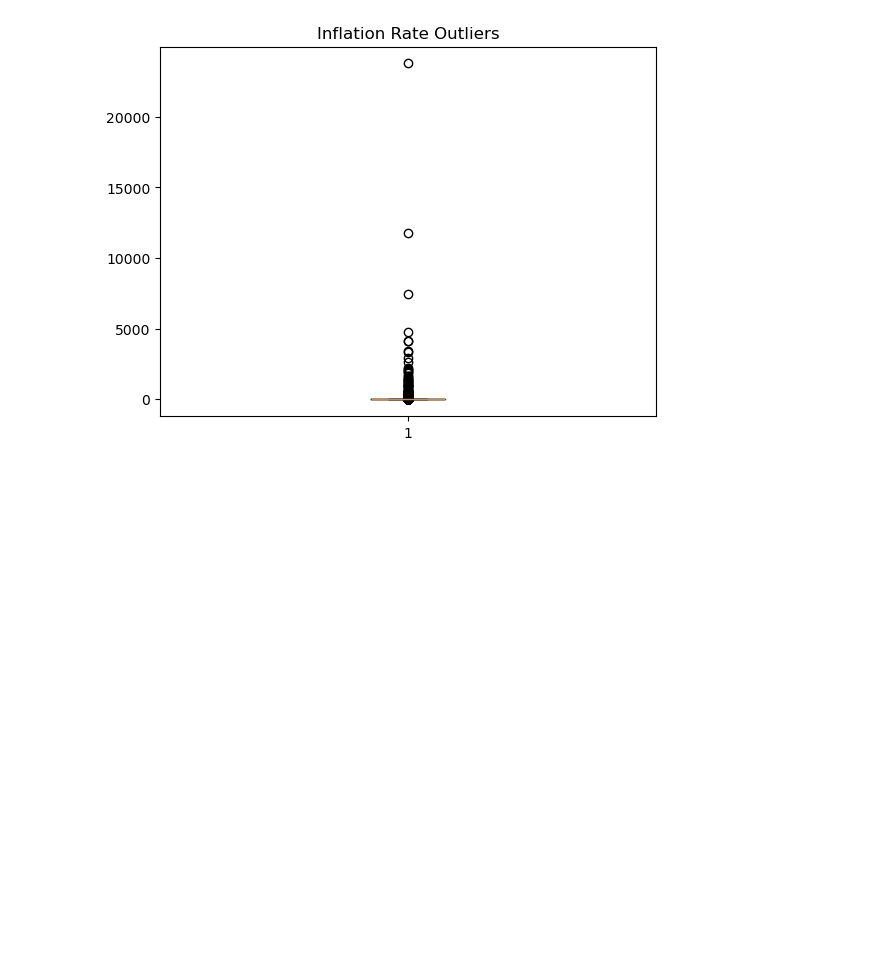
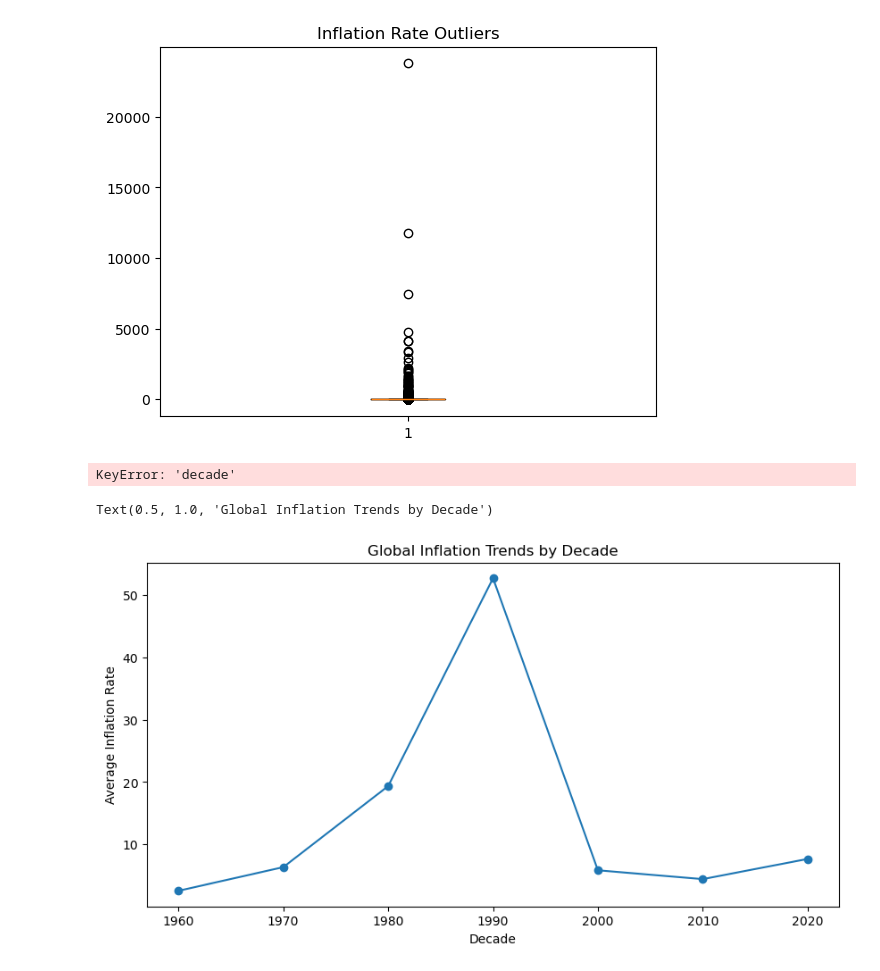
Before and after one commit to Ngoc-Phung75/Project-1, a Jupyter notebook: Main.ipynb, the cells around one changed output. Saved outputs shown, nothing was run; the diff lists cells and outputs as text; code cells hidden in the pictures; blank space fills up the shorter version.

```diff
--- a/Main.ipynb
+++ b/Main.ipynb
@@ -145,0 +190,23 @@ plt.show()
+# %%
+import matplotlib.pyplot as plt
+
+
+# Create a new column for decades
+df['decade'] = (df['year'] // 10) * 10
+# %%
+# Group by decade and calculate mean inflation rate
+decade_avg = df.groupby('decade')['inflation_rate'].mean().reset_index()
+decade_avg
+# %% [output]
+KeyError: 'decade'
+# %%
+
+# Plot the trend
+plt.figure(figsize=(10,5))
+plt.plot(decade_avg['decade'], decade_avg['inflation_rate'], marker='o', linestyle='-')
+plt.xlabel("Decade")
+plt.ylabel("Average Inflation Rate")
+plt.title("Global Inflation Trends by Decade")
+# %% [output]
+Text(0.5, 1.0, 'Global Inflation Trends by Decade')
+[figure, added]
```
Also changed, not shown: parts of 19 cells of this notebook.
